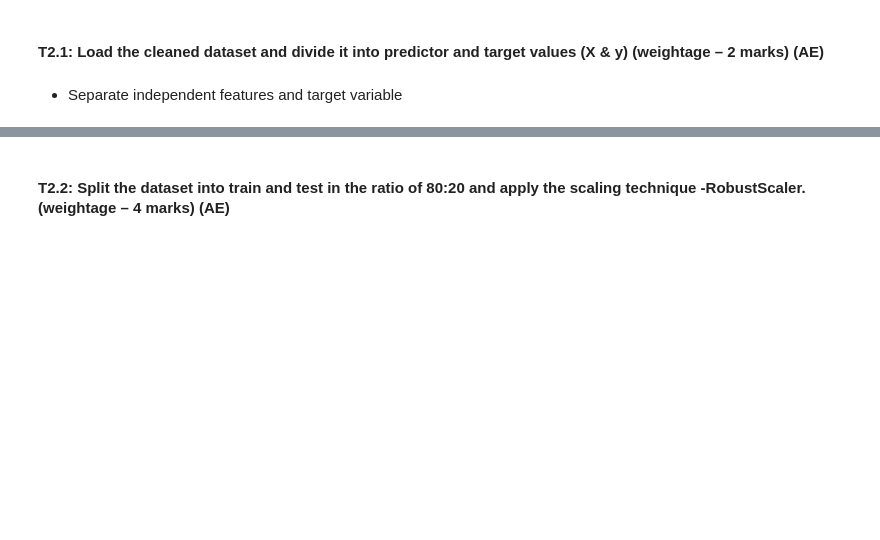
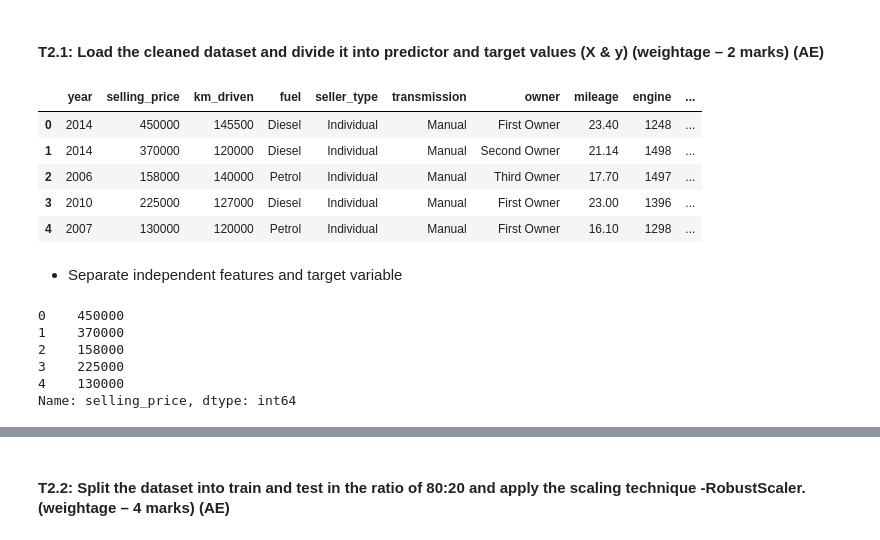
Before and after one commit to Akash3497/Lumen_ML_usecase, a Jupyter notebook: Assessment.ipynb, the cells around one changed output, grey strips where cells are left out. Drawn from its saved outputs; the diff is of its cells as text; code cells hidden in the pictures; blank space fills up the shorter version.

```diff
--- a/Assessment.ipynb
+++ b/Assessment.ipynb
@@ -640,12 +759,21 @@ Save the DataFrame car_sales to an Excel file named __"cleaned_car_sales.xlsx"__
 def load_the_cleaned_dataset(dataset_location):
         cleaned_car_sales = None
         # Code starts here
-
+        cleaned_car_sales = pd.read_excel("/home/labuser/Desktop/Project/cleaned_car_sales.xlsx")
         # Code ends here
         return cleaned_car_sales
 # %%
 dataset_location = 'cleaned_car_sales.xlsx'
 cleaned_car_sales=load_the_cleaned_dataset(dataset_location)
+# %%
+cleaned_car_sales.head()
+# %% [output]
+|  | year | selling_price | km_driven | fuel | seller_type | transmission | owner | mileage | engine | ... |
+| 0 | 2014 | 450000 | 145500 | Diesel | Individual | Manual | First Owner | 23.40 | 1248 | ... |
+| 1 | 2014 | 370000 | 120000 | Diesel | Individual | Manual | Second Owner | 21.14 | 1498 | ... |
+| 2 | 2006 | 158000 | 140000 | Petrol | Individual | Manual | Third Owner | 17.70 | 1497 | ... |
+| 3 | 2010 | 225000 | 127000 | Diesel | Individual | Manual | First Owner | 23.00 | 1396 | ... |
+| 4 | 2007 | 130000 | 120000 | Petrol | Individual | Manual | First Owner | 16.10 | 1298 | ... |
 # %% [markdown]
 - Separate independent features and target variable
 # %%
@@ -660,5 +792,12 @@ def separate_data_and_target(df):
 # dependent : X, independent : y
 X, y = separate_data_and_target(cleaned_car_sales)
 # %%
-# print(X.head())
+print(X.head())
+# %% [output]
+0    450000
+1    370000
+2    158000
+3    225000
+4    130000
+Name: selling_price, dtype: int64
 # %%
```
Also changed, not shown: parts of 25 cells of this notebook.
